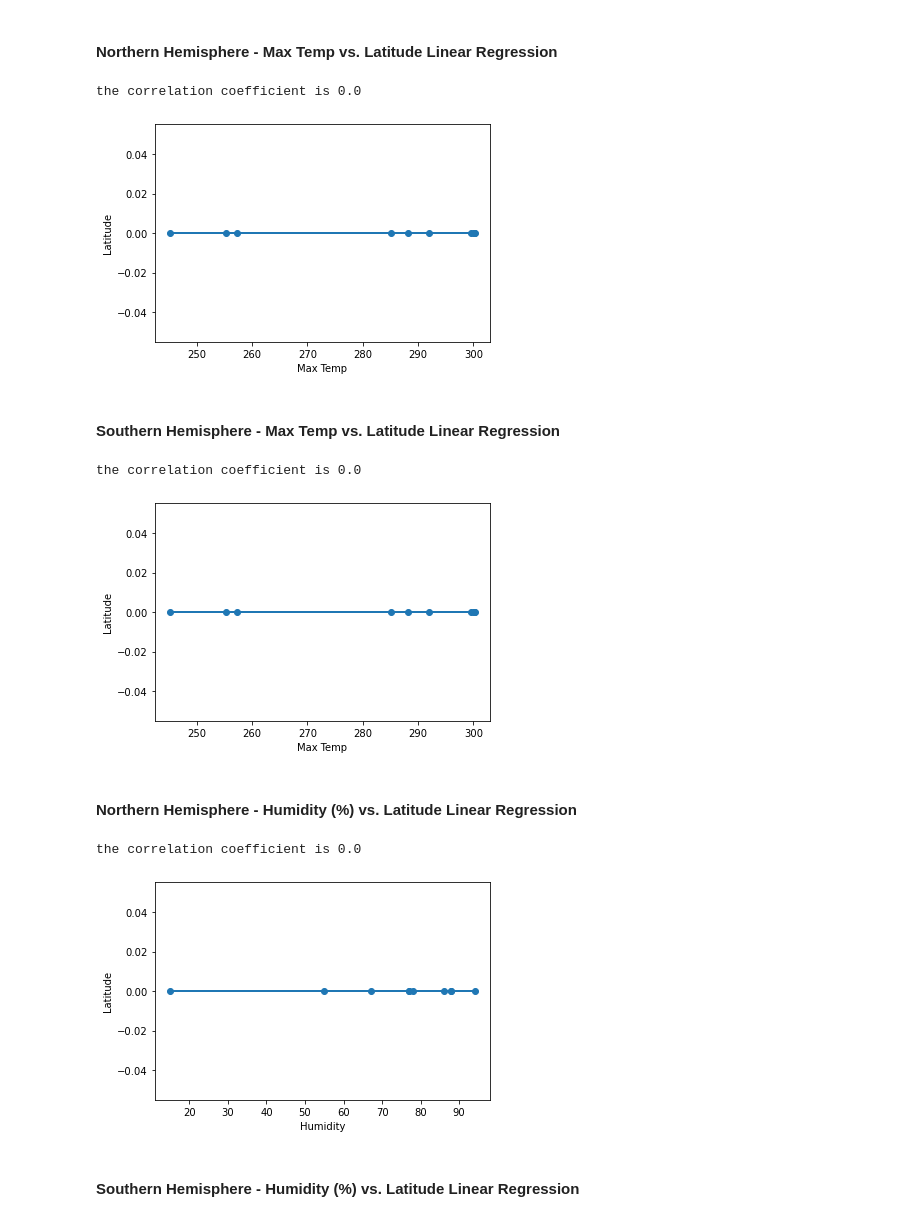
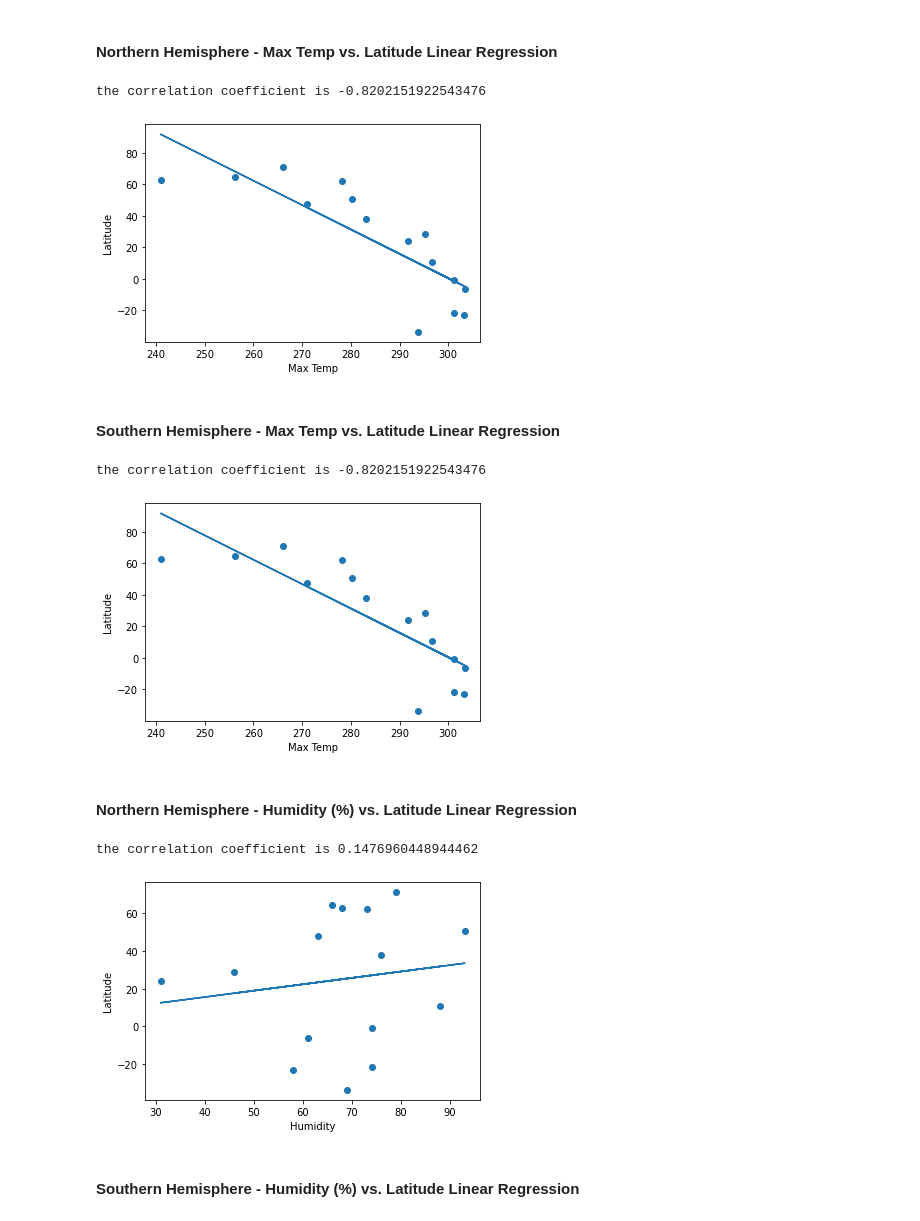
Before and after one commit to brianmorton/API-Challange, a Jupyter notebook: WeatherPy/WeatherPy.ipynb, the cells around one changed output. Drawn from its saved outputs; the diff is of its cells as text; code cells hidden in the pictures.

Commit message:
finished scatter part 1

```diff
--- a/WeatherPy/WeatherPy.ipynb
+++ b/WeatherPy/WeatherPy.ipynb
@@ -196,9 +206,10 @@ cities_df.to_csv("../output_data/cities.csv")
 # %% [markdown]
 ## Latitude vs. Temperature Plot
 # %%
-cities_df["latn"] = np.where(cities_df.lats > 0, cities_df.lats, 0)
-cities_df["lats"] = np.where(cities_df.lats < 0, - cities_df.lats, 0)
+#cities_df["latn"] = np.where(cities_df.lats > 0, cities_df.lats, 0)
+#cities_df["latso"] = np.where(cities_df.lats < 0, - cities_df.lats, 0)
 
 
 cities_df.plot.scatter(x='lats', y='temps' )
+plt.savefig('Lat vs Temp.png')
 # %% [output]
@@ -233,21 +249,21 @@ cities_df.plot.scatter(x='lats', y='winds' )
 ####  Northern Hemisphere - Max Temp vs. Latitude Linear Regression
 # %%
 x_value = cities_df['max_temps']
-y_value = cities_df['latn']
+y_value = cities_df['lats']
 
 (slope, intercept, rvalue, pvalue, std)= linregress(x_value, y_value)
 regress_value =  x_value * slope + intercept
 line_eq = "y= " + str(slope) + "x " + str(intercept)
 plt.scatter(x_value, y_value)
 plt.xlabel("Max Temp")
 plt.ylabel("Latitude")
 plt.plot(x_value, regress_value)
 print("the correlation coefficient is " + str(rvalue))
 #print("the r squared value is " + str(rvalue**2))
 plt.show()
 # %% [output]
-the correlation coefficient is 0.0
+the correlation coefficient is -0.8202151922543476
-[figure, old version]
+[figure, new version]
 # %% [markdown]
 ####  Southern Hemisphere - Max Temp vs. Latitude Linear Regression
 # %%
@@ -265,13 +281,13 @@ print("the correlation coefficient is " + str(rvalue))
 #print("the r squared value is " + str(rvalue**2))
 plt.show()
 # %% [output]
-the correlation coefficient is 0.0
+the correlation coefficient is -0.8202151922543476
-[figure, old version]
+[figure, new version]
 # %% [markdown]
 ####  Northern Hemisphere - Humidity (%) vs. Latitude Linear Regression
 # %%
 x_value = cities_df['humidities']
-y_value = cities_df['latn']
+y_value = cities_df['lats']
 
 (slope, intercept, rvalue, pvalue, std)= linregress(x_value, y_value)
 regress_value =  x_value * slope + intercept
@@ -284,8 +300,8 @@ print("the correlation coefficient is " + str(rvalue))
 #print("the r squared value is " + str(rvalue**2))
 plt.show()
 # %% [output]
-the correlation coefficient is 0.0
+the correlation coefficient is 0.1476960448944462
-[figure, old version]
+[figure, new version]
 # %% [markdown]
 ####  Southern Hemisphere - Humidity (%) vs. Latitude Linear Regression
 # %%
```
Also changed, not shown: parts of 14 cells of this notebook, 4 other files.
